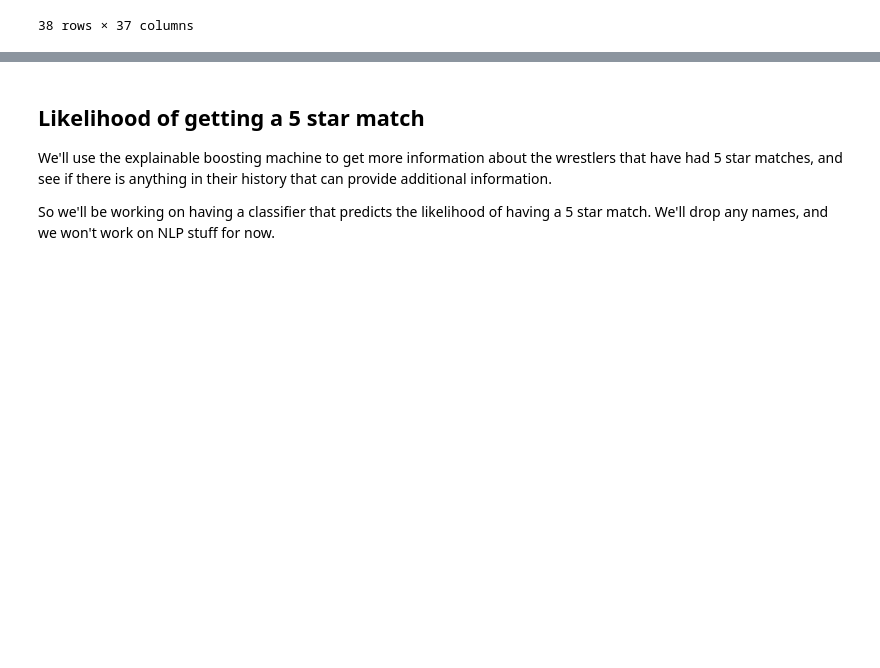
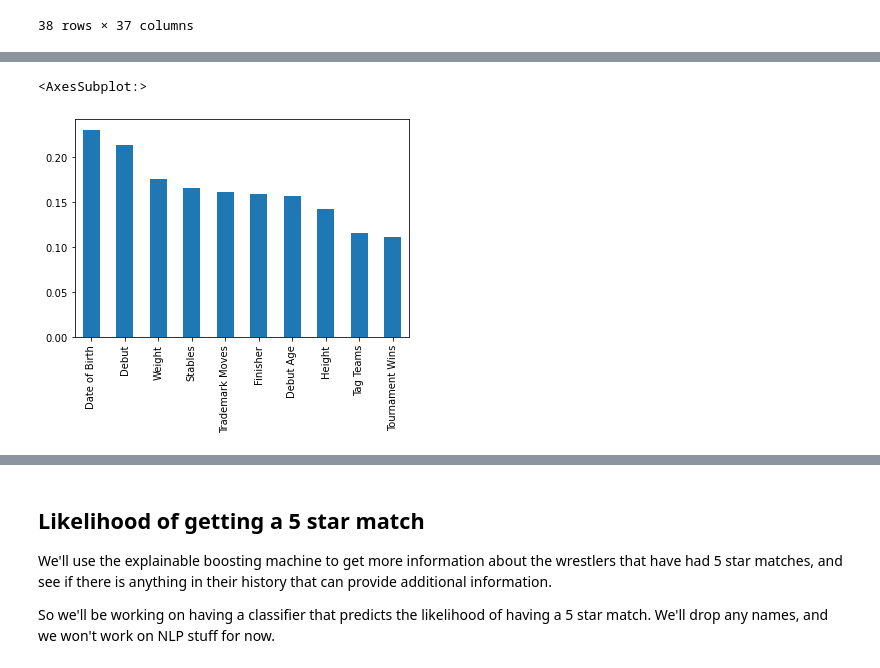
Before and after one commit to WhimZig/DataMadness, a Jupyter notebook: Data madness.ipynb, the cells around one changed output, grey strips where cells are left out. Drawn from its saved outputs; the diff is of its cells as text; code cells hidden in the pictures; blank space fills up the shorter version.

```diff
--- a/Data madness.ipynb
+++ b/Data madness.ipynb
@@ -365,0 +375,15 @@ First step will be to visualize the debut ages of various wrestlers
+# %%
+ranked_wrestler_list = open('wrestler_index_ordered.txt', 'r').read().split('\n')
+# Last element is a '', so this is my bad way of removing it
+ranked_wrestler_list.pop()
+ranked_wrestler_list = [int(x) for x in ranked_wrestler_list]
+
+ranked_wrestler_list = pd.Series(ranked_wrestler_list).reset_index()
+ranked_wrestler_list['rank'] = (ranked_wrestler_list['index'].max() - ranked_wrestler_list['index']) + 1
+ranked_wrestler_list.rename({0:'id'}, axis=1, inplace=True)
+ranked_wrestler_list.drop(['index'],axis=1, inplace=True)
+
+wrestler_df = wrestler_df.merge(ranked_wrestler_list, how='left', on='id')
+
+wrestler_df['rank'].fillna(0, inplace=True)
+wrestler_df['rank'] = wrestler_df['rank'].astype(int)
@@ -403,0 +482,31 @@ It would be viable to just manually add information of "had a career beforehand"
+# %%
+# These are all variables that either require separate NLP processing (Real Name, wrestler name, birthplace)
+# Or is always true (in the case of Alias)
+y_var = wrestler_df['rank']
+X_var = wrestler_df.drop(['Real Name', 'Birthplace', 'wrestler_name', 'Alias', 'rank', 'id'], axis=1)
+# This is the laziest way of transforming the dates into usable numbers, which is just calculating them as seconds since the epoch
+# We just overwrite the columns in the original dataset
+# 1837 was picked as the year because it's the earliest available date in the dataset.
+X_var['Date of Birth'] = (X_var['Date of Birth'] - dt.datetime(1800,1,1)).dt.total_seconds()
+X_var['Date of Death'] = (X_var['Date of Death'] - dt.datetime(1800,1,1)).dt.total_seconds()
+X_var['Debut'] = (X_var['Debut'] - dt.datetime(1800,1,1)).dt.total_seconds()
+# For this particular analysis I'll just drop the birth country and just use the region
+from sklearn.preprocessing import OneHotEncoder
+from sklearn.feature_selection import f_regression, mutual_info_regression
+X_var.drop(['Birth Country'], axis=1, inplace=True)
+enc = OneHotEncoder(sparse=False)
+region_encoded = enc.fit_transform(X_var[['Region']])
+X_var = X_var.join(pd.DataFrame(region_encoded, columns=enc.get_feature_names_out()))
+X_var.drop(['Region'], axis=1, inplace=True)
+X_var.fillna(0, inplace=True)
+
+mi = mutual_info_regression(X_var, y_var)
+
+f_res, f_p = f_regression(X_var, y_var)
+# %%
+mi_df = pd.Series(mi, index=X_var.columns)
+mi_df.sort_values(inplace=True, ascending=False)
+mi_df.iloc[:10].plot(kind='bar')
+# %% [output]
+<AxesSubplot:>
+[figure, added]
```
Also changed, not shown: parts of 25 cells of this notebook.
